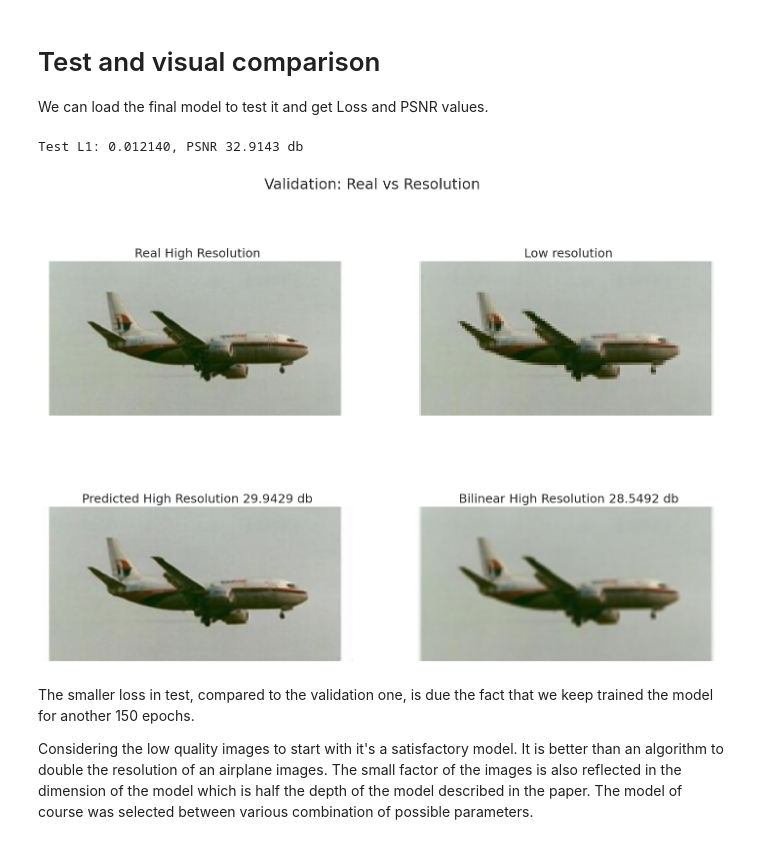
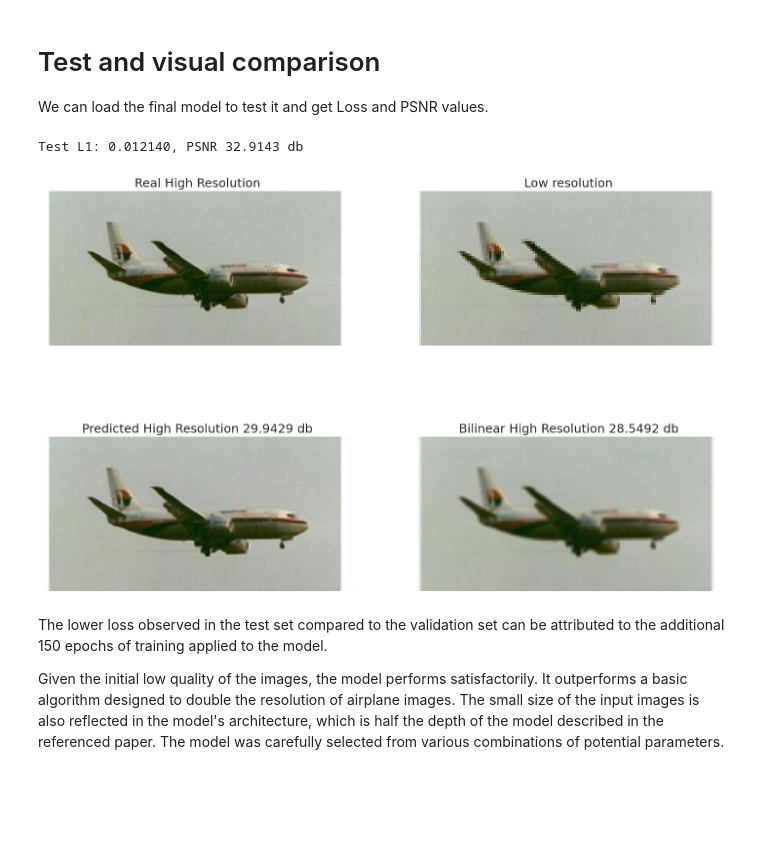
Before and after one commit to cMancio00/Super-Resolution, a Jupyter notebook: notebook.ipynb, the cells around one changed output. Cells and saved outputs as stored; diff of their text form; code cells hidden in the pictures; blank space fills up the shorter version.

```diff
--- a/notebook.ipynb
+++ b/notebook.ipynb
@@ -254,36 +255,39 @@ high_res_test = high_res_test.to(device)
 with torch.no_grad():
     predicted_high_res = test_SRN(low_res_test)
 
 bilinear = nn.Upsample(scale_factor=2,mode="bilinear")
 bilinear_image = bilinear(low_res_test)
 bilinear_psnr = peak_signal_noise_ratio(bilinear_image, high_res_test)
 predicted_image = torch.clamp(predicted_high_res[0], 0, 1).permute(1, 2, 0).cpu().numpy()
 _, ax = plt.subplots(2, 2, figsize=(18, 12))
-plt.suptitle("Validation: Real vs Resolution")
 
 ax[0,0].imshow(high_res_test[0].permute(1, 2, 0).cpu())
 ax[0,0].set_title("Real High Resolution")
 ax[0,0].axis('off')
 
 ax[0,1].imshow(low_res_test[0].permute(1, 2, 0).cpu())
 ax[0,1].set_title(f"Low resolution")
 ax[0,1].axis('off')
 
 ax[1,0].imshow(predicted_image)
 ax[1,0].set_title(f"Predicted High Resolution {validation_psnr:.4f} db")
 ax[1,0].axis('off')
 
 ax[1,1].imshow(bilinear_image[0].permute(1, 2, 0).cpu())
 ax[1,1].set_title(f"Bilinear High Resolution {bilinear_psnr:.4f} db")
 ax[1,1].axis('off')
 
 os.makedirs("output", exist_ok=True)
 plt.savefig("output/test_prediction_comparison.jpg")
 plt.show()
 # %% [output]
 Test L1: 0.012140, PSNR 32.9143 db
-[figure, old version]
+[figure, new version]
 # %% [markdown]
-The smaller loss in test, compared to the validation one, is due the fact that we keep trained the model for another 150 epochs.
+The lower loss observed in the test set compared to the validation set can be attributed to the additional 150 epochs of training
+applied to the model.
 
-Considering the low quality images to start with it's a satisfactory model. It is better than an algorithm to double the resolution of an airplane images. The small factor of the images is also reflected in the dimension of the model which is half the depth of the model described in the paper. The model of course was selected between various combination of possible parameters.
+Given the initial low quality of the images, the model performs satisfactorily. It outperforms a basic algorithm designed to double
+the resolution of airplane images. The small size of the input images is also reflected in the model's architecture, which is half
+the depth of the model described in the referenced paper. The model was carefully selected from various combinations of potential
+parameters.
```
Also changed, not shown: parts of 4 cells of this notebook, 19 other files.
